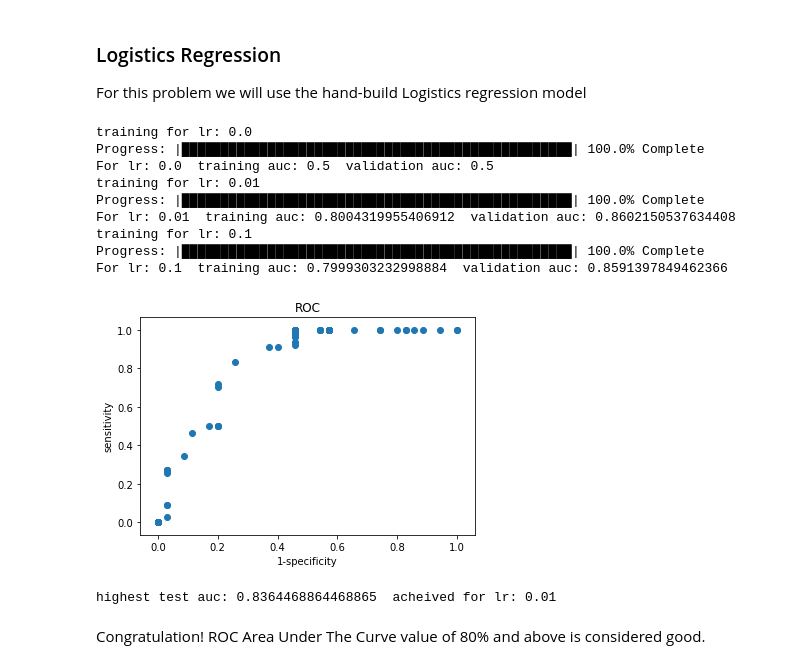
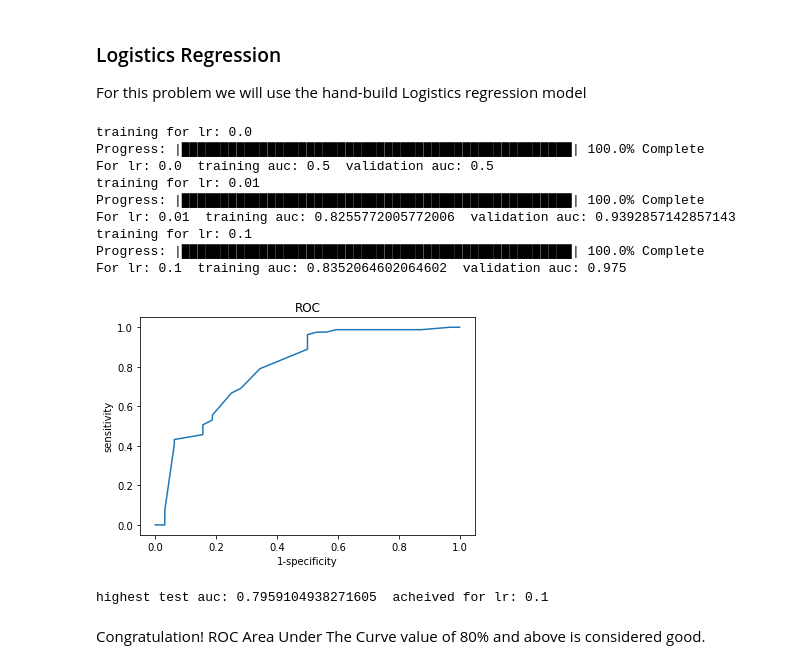
Before and after one commit to hari304/Data-Science-Projects, a Jupyter notebook: Loan Prediction/Loan Prediction.ipynb, the cells around one changed output. Saved outputs shown, nothing was run; the diff lists cells and outputs as text; code cells hidden in the pictures.

```diff
--- a/Loan Prediction/Loan Prediction.ipynb
+++ b/Loan Prediction/Loan Prediction.ipynb
@@ -143,7 +148,7 @@ The Data seems to have a lot of outliers as well. in order to make total_income
 dataset['total_income_log'] = dataset['total_income'].apply(lambda x:np.log(x))
 max_income = dataset['total_income_log'].max()
 print('max_income',max_income)
-min_income = dataset['total_income'].min()
+min_income = dataset['total_income_log'].min()
 print('min_income',min_income)
 dataset['total_income_log'] = (dataset['total_income_log'] - min_income)/(max_income - min_income)
 dataset['total_income_log'].hist(bins=50)
@@ -247,41 +257,41 @@ For this problem we will use the hand-build Logistics regression model
 # %%
 lg = logisticRegression()
 # %%
-num_iter = 10000
+num_iter = 1000
 learning_rate = np.array((0.0,0.01,0.1))
 verbose = False
-print_every = 1000
+print_every = 100
 test_size = 0.2
 kfold = 10
 train_ds,test_ds = train_test_split(train_set,test_size = test_size)
 test_arr = test_ds.values
 test_x = np.hstack((np.ones((test_arr.shape[0],1)),test_arr[:,0:-1]))
 test_y = test_arr[:,-1]
 best_w = []
 best_auc = 0.0
 best_lr = 0.0
 for lr in learning_rate:
     print('training for lr:',lr)
     w,auc = lg.fit(train_ds,num_iter,kfold,lr,print_every,verbose)
     if auc > best_auc:
         best_auc = auc
         best_w = w
         best_lr = lr
 test_auc = lg.score(test_x,test_y,w,show_cm=True)
 print('highest test auc:',test_auc,' acheived for lr:',best_lr)
 #print('best w:',best_w)
 # %% [output]
 training for lr: 0.0
 Progress: |██████████████████████████████████████████████████| 100.0% Complete
 For lr: 0.0  training auc: 0.5  validation auc: 0.5
 training for lr: 0.01
 Progress: |██████████████████████████████████████████████████| 100.0% Complete
-For lr: 0.01  training auc: 0.8004319955406912  validation auc: 0.8602150537634408
+For lr: 0.01  training auc: 0.8255772005772006  validation auc: 0.9392857142857143
 training for lr: 0.1
 Progress: |██████████████████████████████████████████████████| 100.0% Complete
-For lr: 0.1  training auc: 0.7999303232998884  validation auc: 0.8591397849462366
+For lr: 0.1  training auc: 0.8352064602064602  validation auc: 0.975
-[figure, old version]
+[figure, new version]
-highest test auc: 0.8364468864468865  acheived for lr: 0.01
+highest test auc: 0.7959104938271605  acheived for lr: 0.1
 # %% [markdown]
 Congratulation! ROC Area Under The Curve value of 80% and above is considered good.
 # %% [markdown]
```
Also changed, not shown: parts of 19 cells of this notebook, 3 other files.
